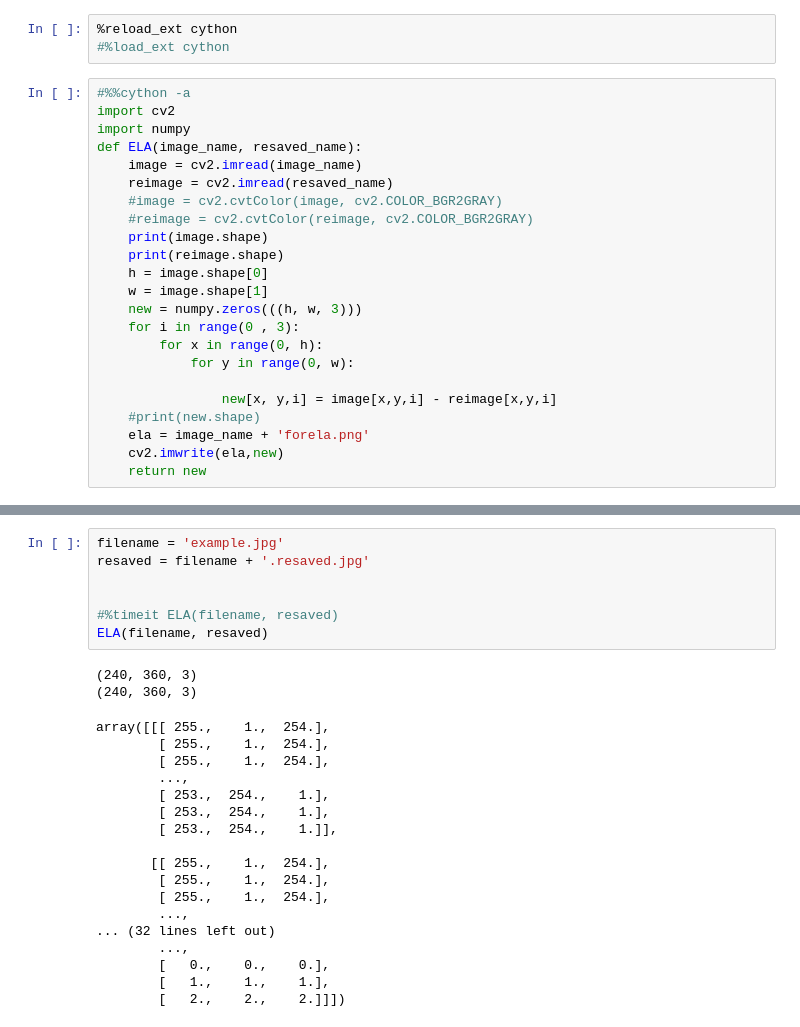
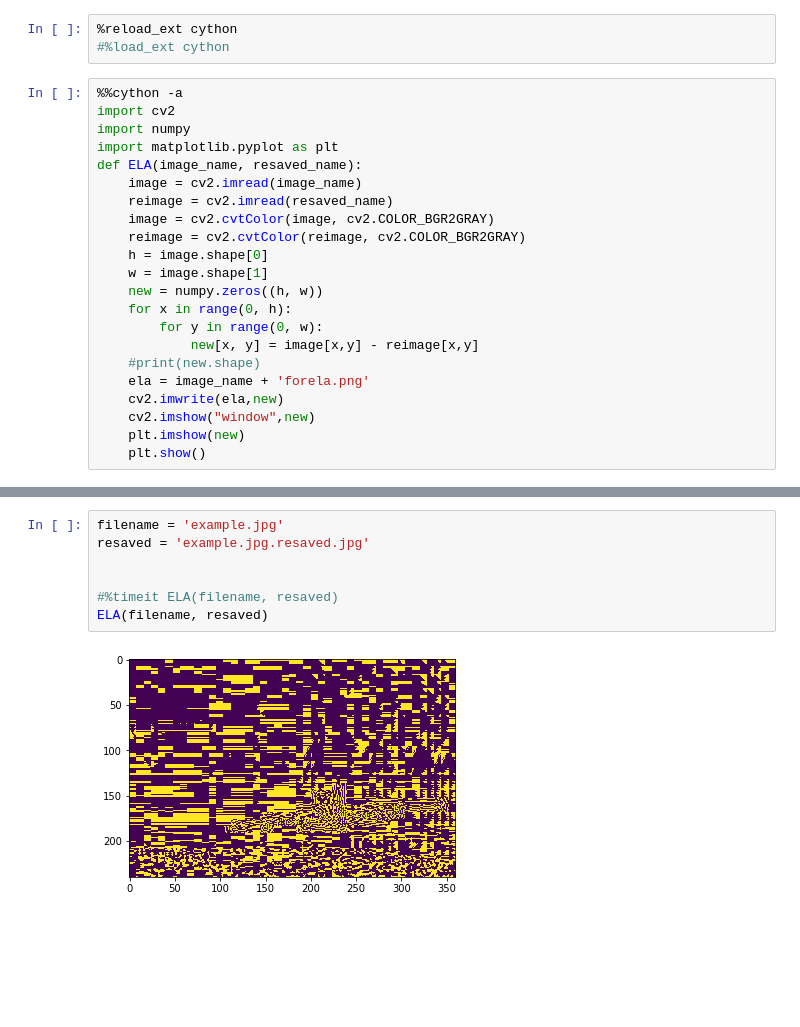
Before and after one commit to parthvadhadiya/ELA-algorithm, a Jupyter notebook: ELA with cv2 and custom loop.ipynb, the cells around one changed output, grey strips where cells are left out. Saved outputs shown, nothing was run; the diff lists cells and outputs as text; blank space fills up the shorter version.

```diff
--- a/ELA with cv2 and custom loop.ipynb
+++ b/ELA with cv2 and custom loop.ipynb
@@ -2,25 +2,24 @@
 %reload_ext cython
 #%load_ext cython
 # %%
-#%%cython -a
+%%cython -a
 import cv2
 import numpy
+import matplotlib.pyplot as plt
 def ELA(image_name, resaved_name):
     image = cv2.imread(image_name)
     reimage = cv2.imread(resaved_name)
-    #image = cv2.cvtColor(image, cv2.COLOR_BGR2GRAY)
-    #reimage = cv2.cvtColor(reimage, cv2.COLOR_BGR2GRAY)
-    print(image.shape)
-    print(reimage.shape)
+    image = cv2.cvtColor(image, cv2.COLOR_BGR2GRAY)
+    reimage = cv2.cvtColor(reimage, cv2.COLOR_BGR2GRAY)
     h = image.shape[0]
     w = image.shape[1]
-    new = numpy.zeros(((h, w, 3)))
-    for i in range(0 , 3):
-        for x in range(0, h):
-            for y in range(0, w):
-
-                new[x, y,i] = image[x,y,i] - reimage[x,y,i]
+    new = numpy.zeros((h, w))
+    for x in range(0, h):
+        for y in range(0, w):
+            new[x, y] = image[x,y] - reimage[x,y]
     #print(new.shape)
     ela = image_name + 'forela.png'
     cv2.imwrite(ela,new)
-    return new
+    cv2.imshow("window",new)
+    plt.imshow(new)
+    plt.show()
@@ -27,27 +28,9 @@ def ELA(image_name, resaved_name):
 # %%
 filename = 'example.jpg'
-resaved = filename + '.resaved.jpg'
+resaved = 'example.jpg.resaved.jpg'
 
 
 #%timeit ELA(filename, resaved)
 ELA(filename, resaved)
 # %% [output]
-(240, 360, 3)
-(240, 360, 3)
-array([[[ 255.,    1.,  254.],
-        [ 255.,    1.,  254.],
-        [ 255.,    1.,  254.],
-        ...,
-        [ 253.,  254.,    1.],
-        [ 253.,  254.,    1.],
-        [ 253.,  254.,    1.]],
-
-       [[ 255.,    1.,  254.],
-        [ 255.,    1.,  254.],
-        [ 255.,    1.,  254.],
-        ...,
-... (32 lines left out)
-        ...,
-        [   0.,    0.,    0.],
-        [   1.,    1.,    1.],
-        [   2.,    2.,    2.]]])
+[figure, added]
```
Also changed, not shown: parts of 1 cell of this notebook.
